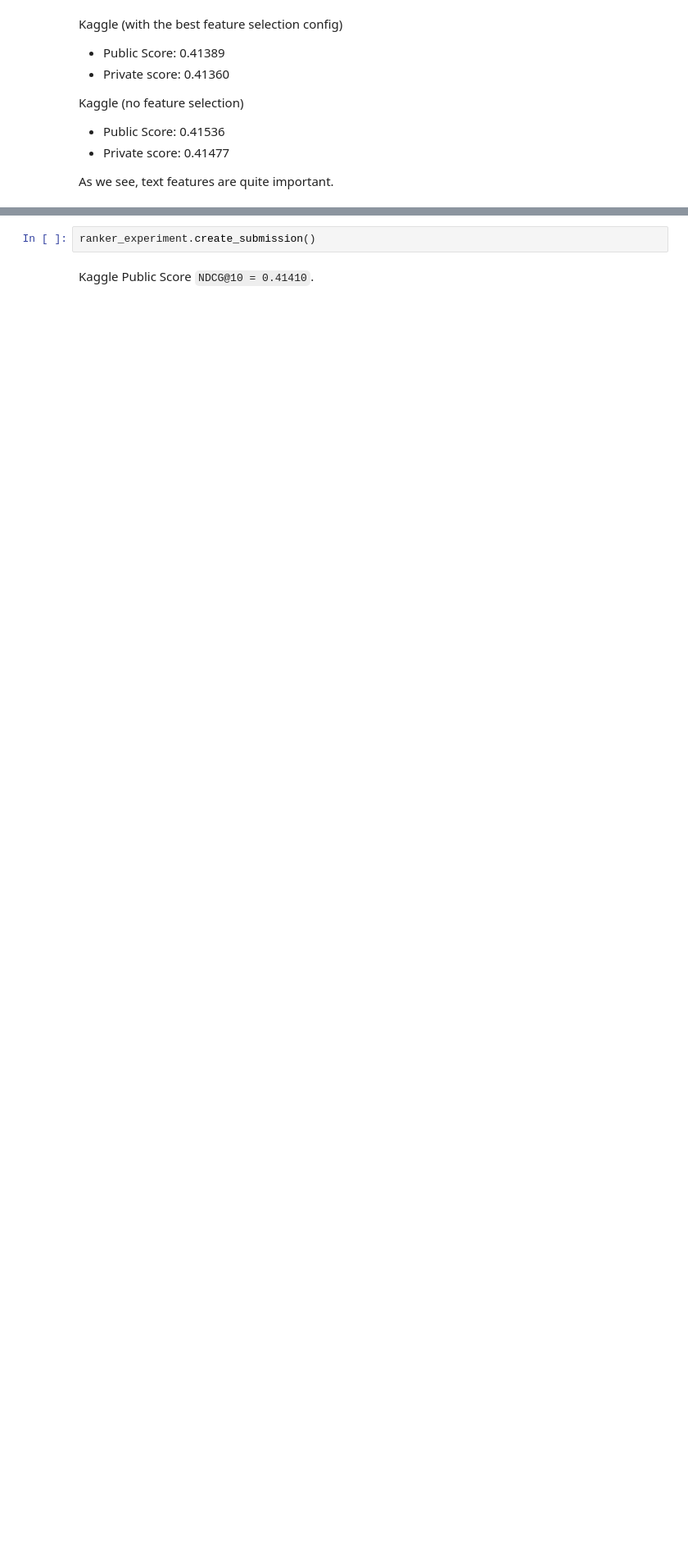
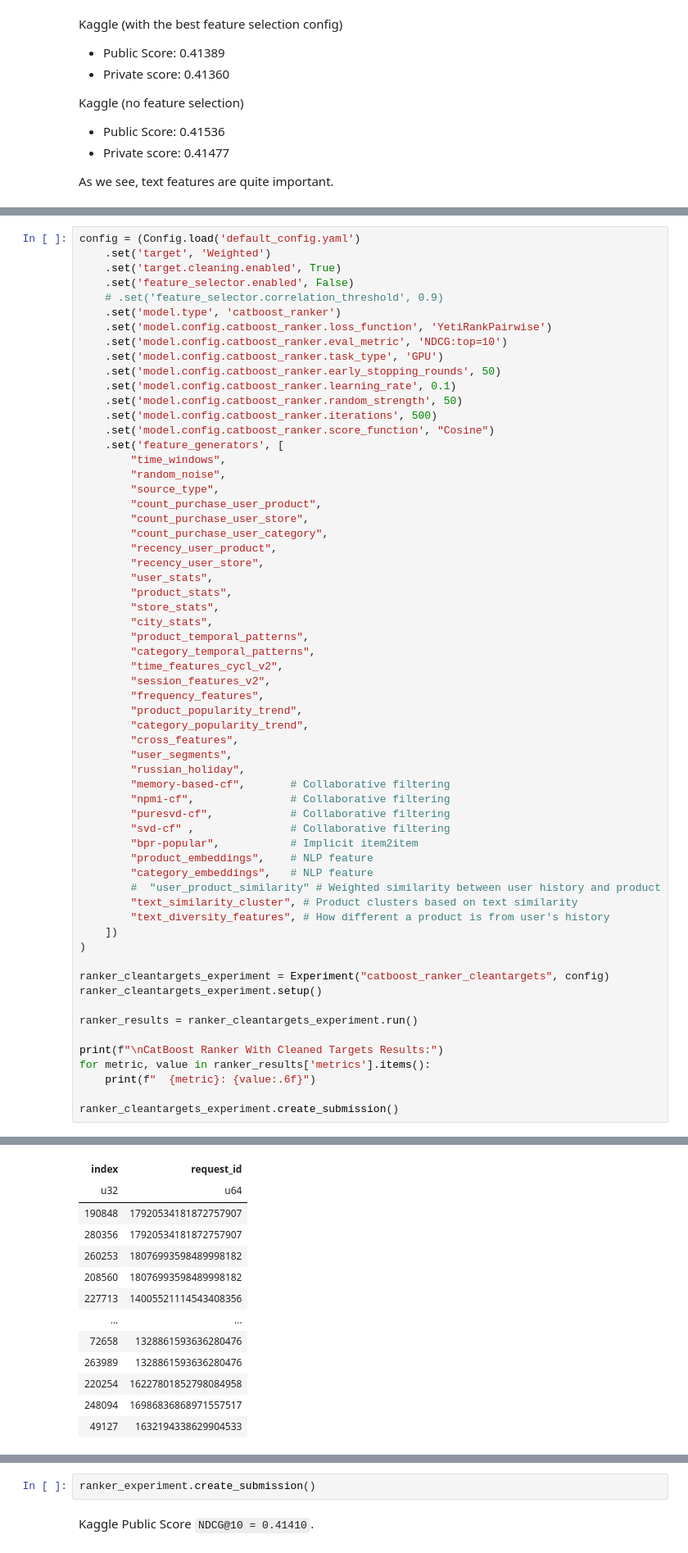
Before and after one commit to almayor/lavka-rs-contest, a Jupyter notebook: full_experiment.ipynb, the cells around one changed output, grey strips where cells are left out. Shown: that part at 82% size. Drawn from its saved outputs; the diff is of its cells as text; blank space fills up the shorter version.

```diff
--- a/full_experiment.ipynb
+++ b/full_experiment.ipynb
@@ -678,0 +1025,62 @@ Kaggle Public Score `NDCG@10 = 0.41441`.
+# %%
+config = (Config.load('default_config.yaml')
+    .set('target', 'Weighted')
+    .set('target.cleaning.enabled', True)
+    .set('feature_selector.enabled', False)
+    # .set('feature_selector.correlation_threshold', 0.9)
+    .set('model.type', 'catboost_ranker')
+    .set('model.config.catboost_ranker.loss_function', 'YetiRankPairwise')
+    .set('model.config.catboost_ranker.eval_metric', 'NDCG:top=10')
+    .set('model.config.catboost_ranker.task_type', 'GPU')
+    .set('model.config.catboost_ranker.early_stopping_rounds', 50)
+    .set('model.config.catboost_ranker.learning_rate', 0.1)
+    .set('model.config.catboost_ranker.random_strength', 50)
+    .set('model.config.catboost_ranker.iterations', 500)
+    .set('model.config.catboost_ranker.score_function', "Cosine")
+    .set('feature_generators', [
+        "time_windows",
+        "random_noise",
+        "source_type",
+        "count_purchase_user_product",
+        "count_purchase_user_store",
+        "count_purchase_user_category",
+        "recency_user_product",
+        "recency_user_store",
+        "user_stats",
+        "product_stats",
+        "store_stats",
+        "city_stats",
+        "product_temporal_patterns",
+        "category_temporal_patterns",
+        "time_features_cycl_v2",
+        "session_features_v2",
+        "frequency_features",
+        "product_popularity_trend",
+        "category_popularity_trend",
+        "cross_features",
+        "user_segments",
+        "russian_holiday",
+        "memory-based-cf",       # Collaborative filtering
+        "npmi-cf",               # Collaborative filtering
+        "puresvd-cf",            # Collaborative filtering
+        "svd-cf" ,               # Collaborative filtering
+        "bpr-popular",           # Implicit item2item
+        "product_embeddings",    # NLP feature
+        "category_embeddings",   # NLP feature
+        #  "user_product_similarity" # Weighted similarity between user history and product
+        "text_similarity_cluster", # Product clusters based on text similarity
+        "text_diversity_features", # How different a product is from user's history
+    ])
+)
+
+ranker_cleantargets_experiment = Experiment("catboost_ranker_cleantargets", config)
+ranker_cleantargets_experiment.setup()
+
+ranker_results = ranker_cleantargets_experiment.run()
+
+print(f"\nCatBoost Ranker With Cleaned Targets Results:")
+for metric, value in ranker_results['metrics'].items():
+    print(f"  {metric}: {value:.6f}")
+
+ranker_cleantargets_experiment.create_submission()
+# %% [output]
@@ -678,0 +1155,13 @@ Kaggle Public Score `NDCG@10 = 0.41441`.
+| index | request_id |
+| u32 | u64 |
+| 190848 | 17920534181872757907 |
+| 280356 | 17920534181872757907 |
+| 260253 | 18076993598489998182 |
+| 208560 | 18076993598489998182 |
+| 227713 | 14005521114543408356 |
+| … | … |
+| 72658 | 1328861593636280476 |
+| 263989 | 1328861593636280476 |
+| 220254 | 16227801852798084958 |
+| 248094 | 16986836868971557517 |
+| 49127 | 1632194338629904533 |
```
Also changed, not shown: parts of 27 cells of this notebook.
